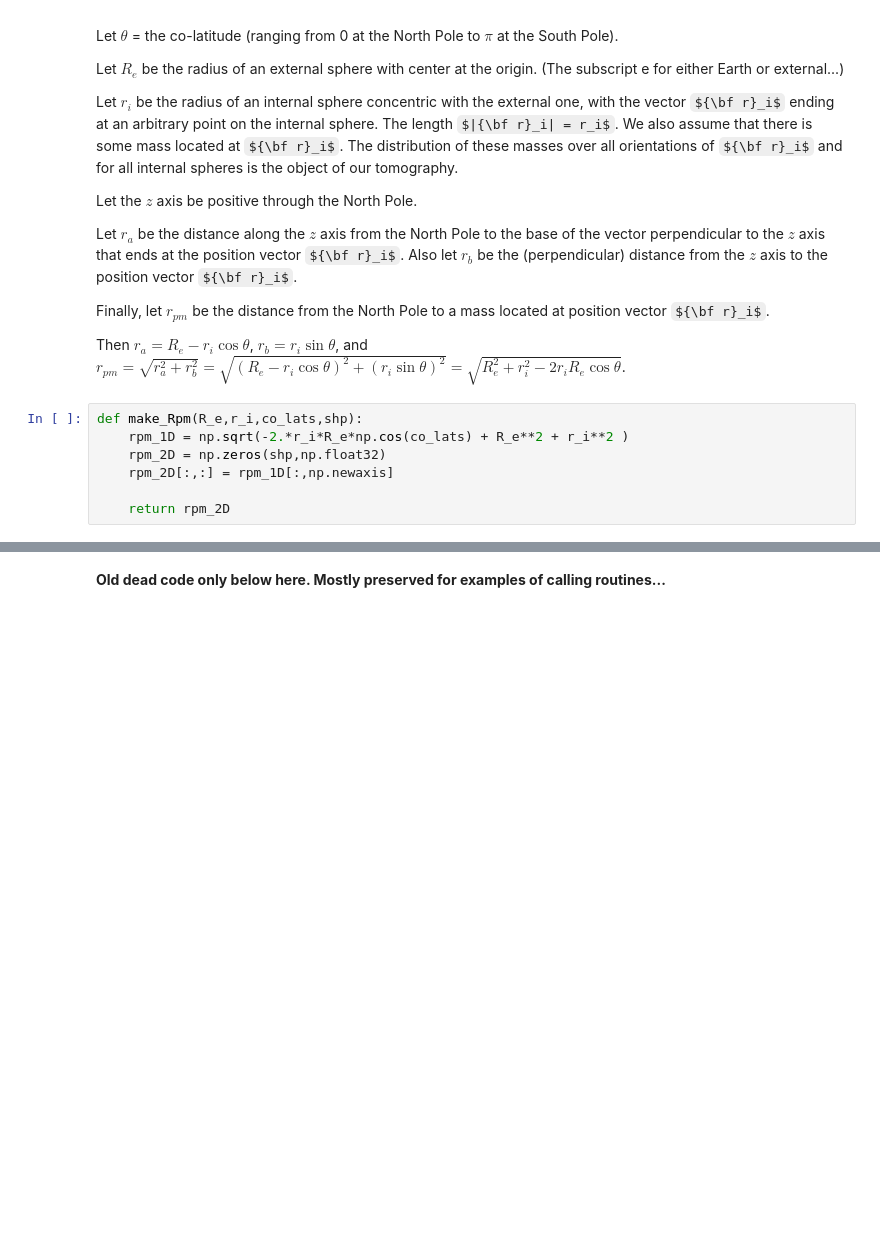
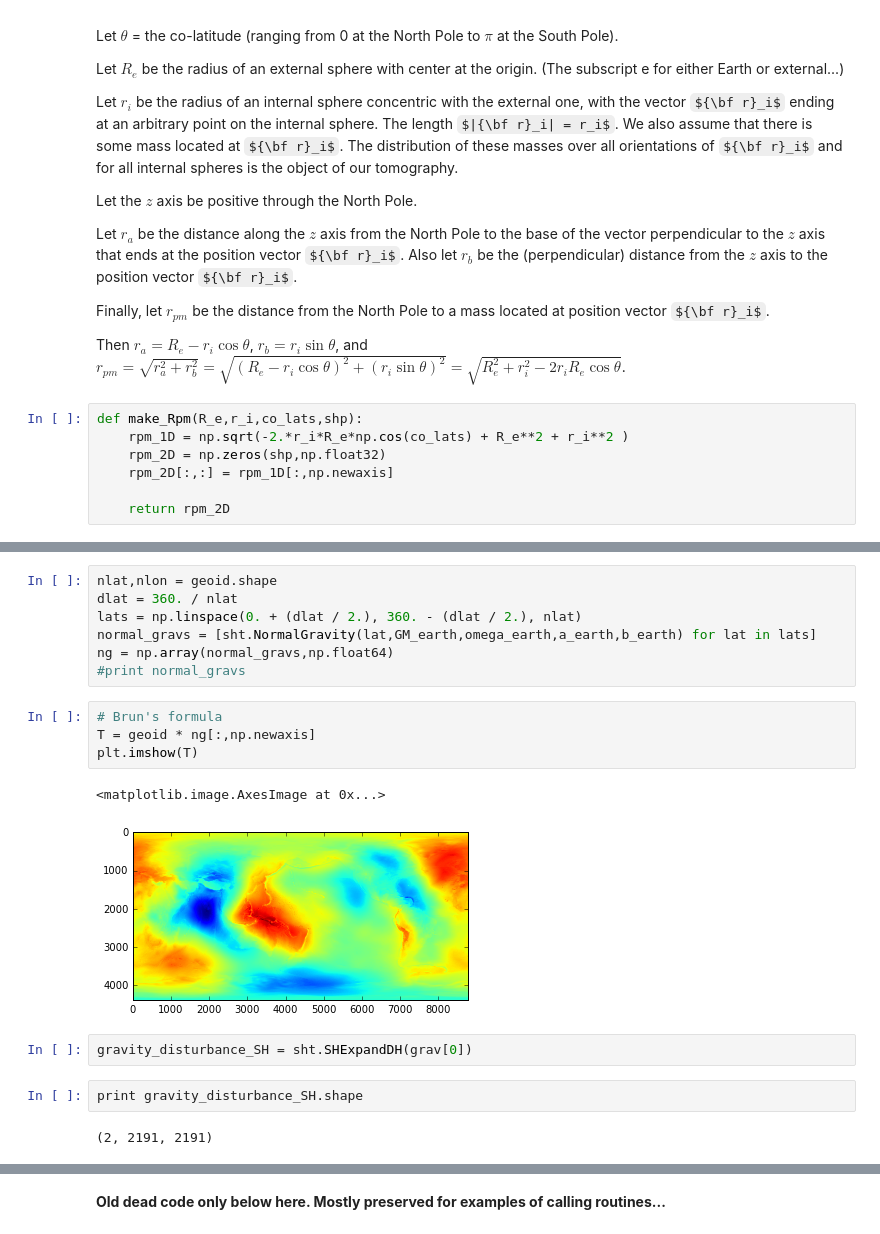
Before and after one commit to korin-worm-code/GravityTomo, a Jupyter notebook: GravTomo.ipynb, the cells around one changed output, grey strips where cells are left out. Saved outputs shown, nothing was run; the diff lists cells and outputs as text; some formulas as TeX source; blank space fills up the shorter version.

Commit message:
Got the bugger. The disturbing potential T is now no longer polluted. Use Brun's formula, not hacks.

```diff
--- a/GravTomo.ipynb
+++ b/GravTomo.ipynb
@@ -66,0 +176,20 @@ plt.imshow(grav[0])
+# %%
+nlat,nlon = geoid.shape
+dlat = 360. / nlat
+lats = np.linspace(0. + (dlat / 2.), 360. - (dlat / 2.), nlat)
+normal_gravs = [sht.NormalGravity(lat,GM_earth,omega_earth,a_earth,b_earth) for lat in lats]
+ng = np.array(normal_gravs,np.float64)
+#print normal_gravs
+# %%
+# Brun's formula
+T = geoid * ng[:,np.newaxis]
+plt.imshow(T)
+# %% [output]
+<matplotlib.image.AxesImage at 0x...>
+[figure, added]
+# %%
+gravity_disturbance_SH = sht.SHExpandDH(grav[0])
+# %%
+print gravity_disturbance_SH.shape
+# %% [output]
+(2, 2191, 2191)
```
Also changed, not shown: parts of 17 cells of this notebook.
